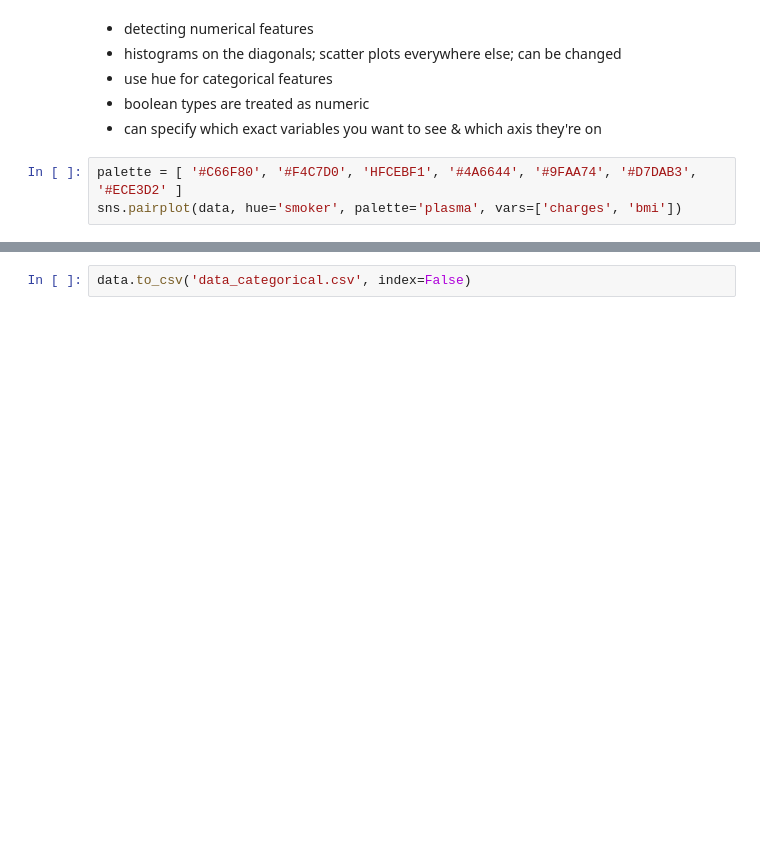
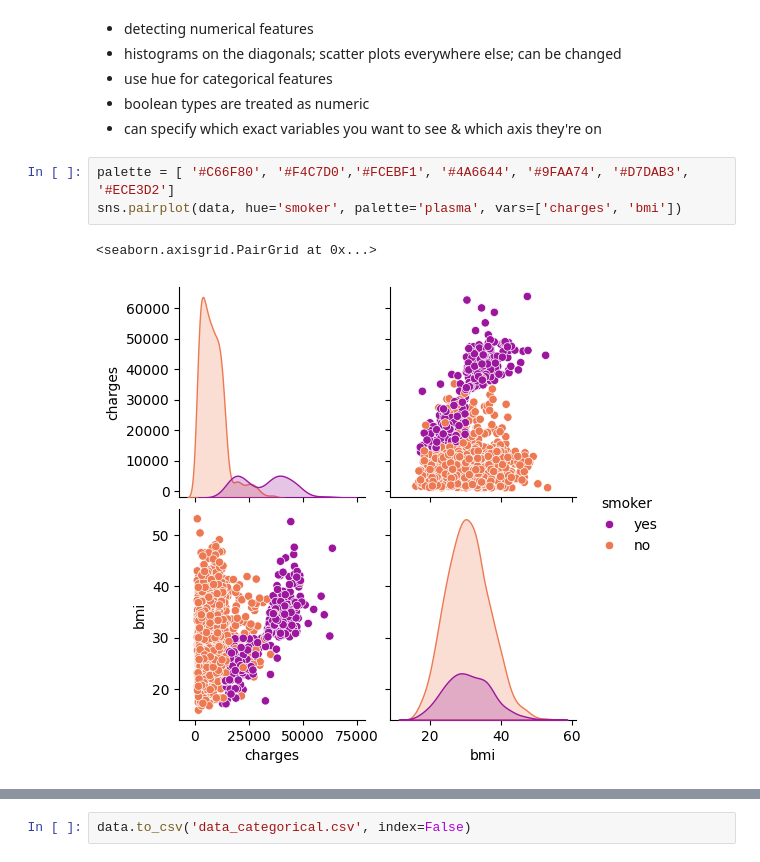
Before and after one commit to Mikayla-ds2/insurance_ml, a Jupyter notebook: model.ipynb, the cells around one changed output, grey strips where cells are left out. Drawn from its saved outputs; the diff is of its cells as text; blank space fills up the shorter version.

```diff
--- a/model.ipynb
+++ b/model.ipynb
@@ -112,8 +251,11 @@ sns.pairplot(data, kind='reg')
 - boolean types are treated as numeric
 - can specify which exact variables you want to see & which axis they're on
 # %%
-palette = [ '#C66F80', '#F4C7D0', 'HFCEBF1', '#4A6644', '#9FAA74', '#D7DAB3', '#ECE3D2' ]
+palette = [ '#C66F80', '#F4C7D0','#FCEBF1', '#4A6644', '#9FAA74', '#D7DAB3', '#ECE3D2']
 sns.pairplot(data, hue='smoker', palette='plasma', vars=['charges', 'bmi'])
+# %% [output]
+<seaborn.axisgrid.PairGrid at 0x...>
+[figure, added]
 # %%
 # to understand a misconception
 sns.kdeplot(data, x='age', hue='smoker', palette=palette)
```
Also changed, not shown: parts of 40 cells of this notebook, 1 other file.
